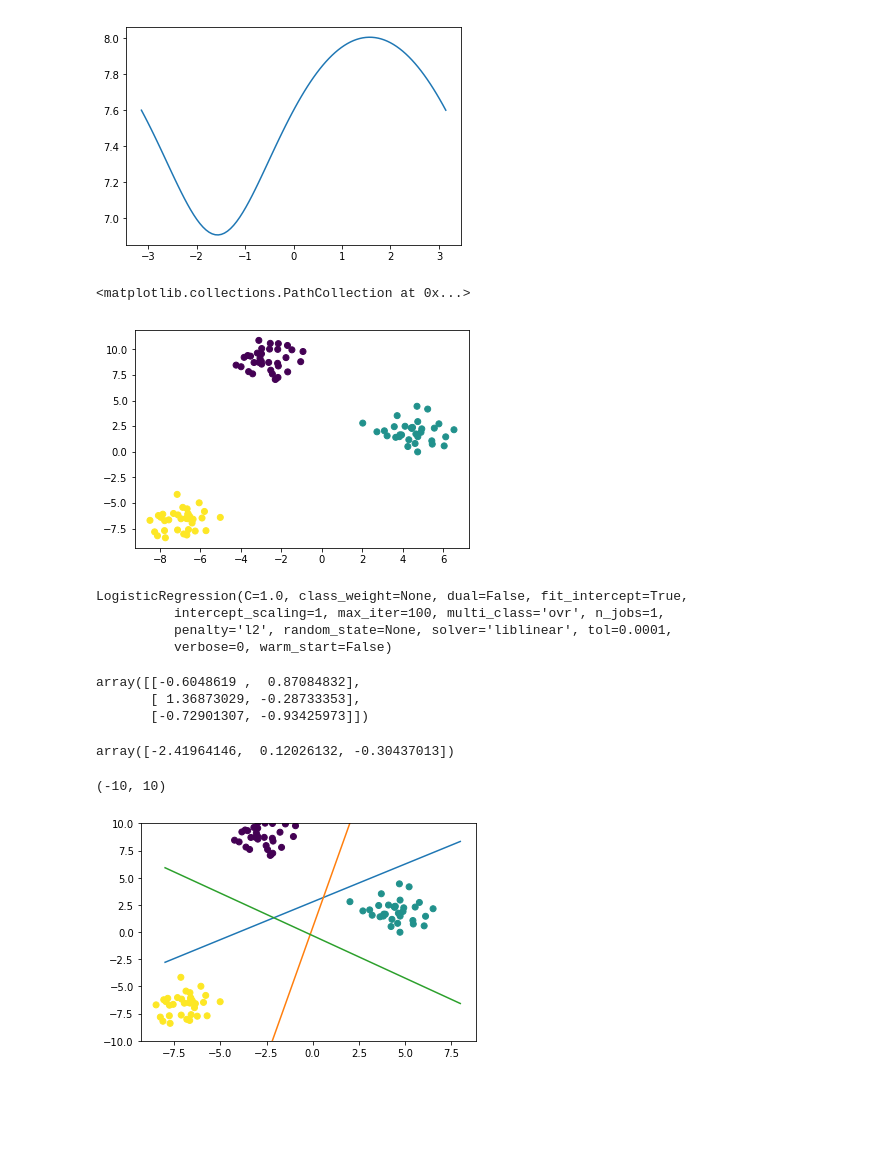
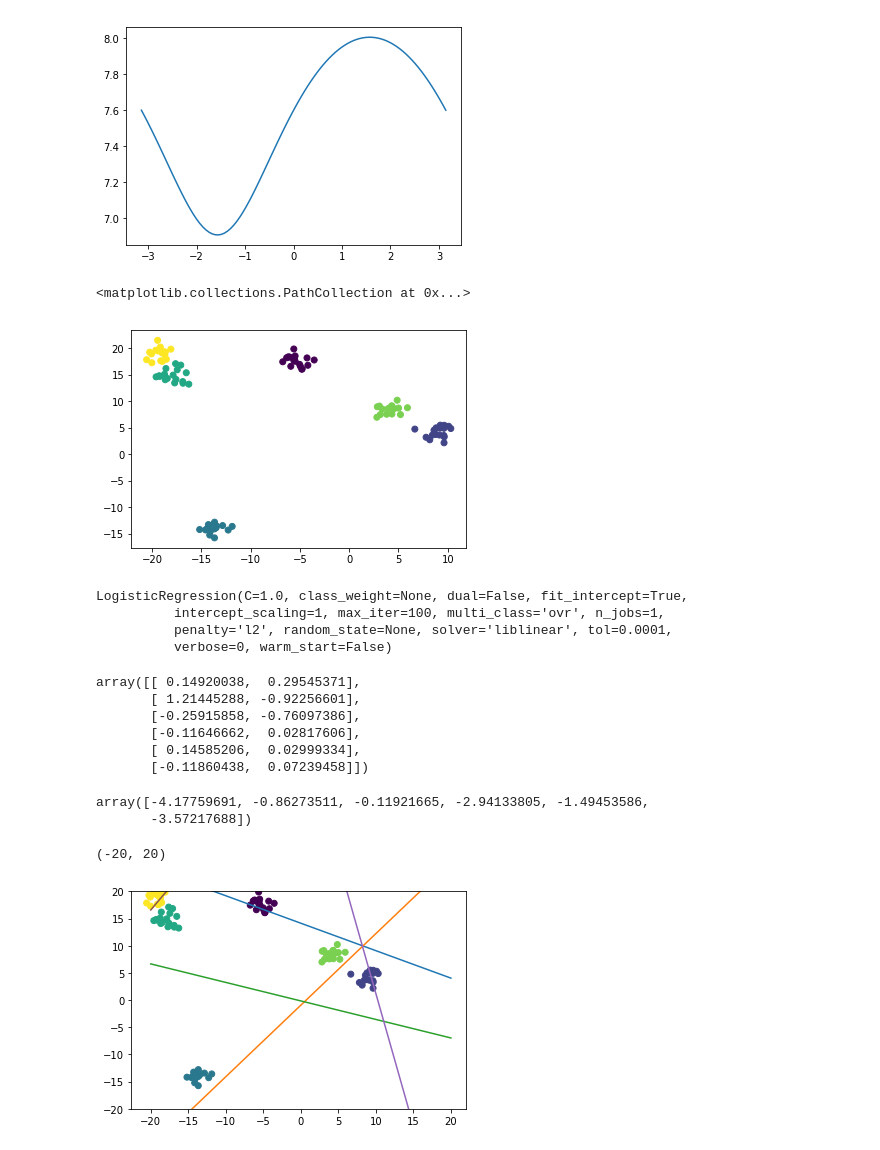
Before and after one commit to coding-blocks-archives/Data-Noida-2020-Jan, a Jupyter notebook: lecture_12/Untitled.ipynb, the cells around one changed output. Saved outputs shown, nothing was run; the diff lists cells and outputs as text; code cells hidden in the pictures; blank space fills up the shorter version.

```diff
--- a/lecture_12/Untitled.ipynb
+++ b/lecture_12/Untitled.ipynb
@@ -18,12 +18,12 @@ plt.plot(X, np.log(y))
 # %%
 from sklearn.datasets import make_blobs
 # %%
-X, y = make_blobs(n_features=2, centers=3, random_state=42)
+X, y = make_blobs(n_features=2, centers=6, random_state=42, center_box=(-20, 20))
 # %%
 plt.scatter(X[:, 0], X[:, 1], c=y)
 # %% [output]
 <matplotlib.collections.PathCollection at 0x...>
-[figure, old version]
+[figure, new version]
 # %%
 from sklearn.linear_model import LogisticRegression
 # %%
@@ -38,20 +38,25 @@ LogisticRegression(C=1.0, class_weight=None, dual=False, fit_intercept=True,
 # %%
 model.coef_
 # %% [output]
-array([[-0.6048619 ,  0.87084832],
-       [ 1.36873029, -0.28733353],
-       [-0.72901307, -0.93425973]])
+array([[ 0.14920038,  0.29545371],
+       [ 1.21445288, -0.92256601],
+       [-0.25915858, -0.76097386],
+       [-0.11646662,  0.02817606],
+       [ 0.14585206,  0.02999334],
+       [-0.11860438,  0.07239458]])
 # %%
 model.intercept_
 # %% [output]
-array([-2.41964146,  0.12026132, -0.30437013])
+array([-4.17759691, -0.86273511, -0.11921665, -2.94133805, -1.49453586,
+       -3.57217688])
 # %%
-x1 = np.linspace(-8, 8, 10)
+
+x1 = np.linspace(-20, 20, 10)
 plt.scatter(X[:, 0], X[:, 1], c=y)
 for ((m1, m2), c) in zip(model.coef_, model.intercept_):
     x2 = -(m1*x1)/m2 - (c/m2)
     plt.plot(x1, x2)
-plt.ylim(-10, 10)
+plt.ylim(-20, 20)
 # %% [output]
-(-10, 10)
+(-20, 20)
-[figure, old version]
+[figure, new version]
```
Also changed, not shown: parts of 2 cells of this notebook, 1 other file.
